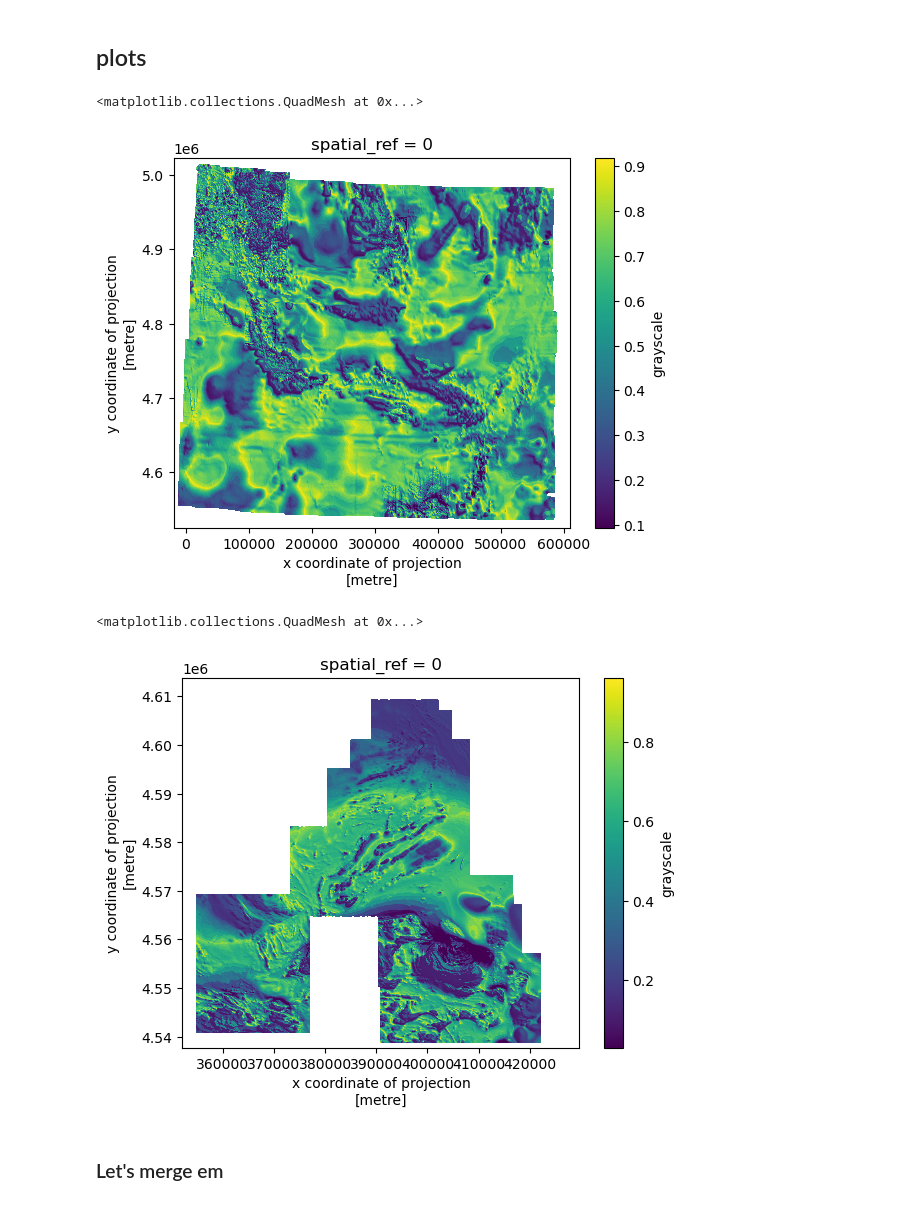
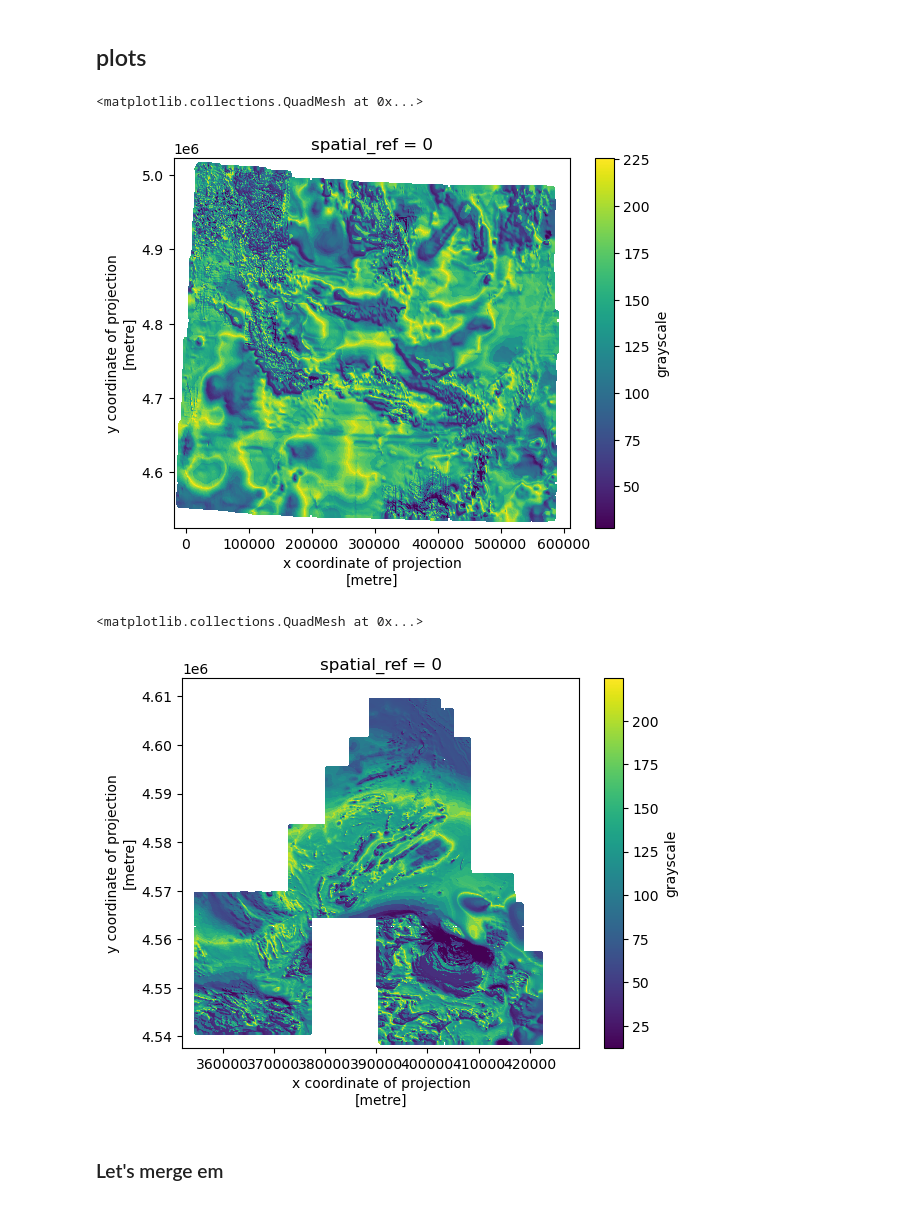
Before and after one commit to Unidata/MLscratchpad, a Jupyter notebook: aeromag_resample/wyoming.ipynb, the cells around one changed output. Saved outputs shown, nothing was run; the diff lists cells and outputs as text; code cells hidden in the pictures.

```diff
--- a/aeromag_resample/wyoming.ipynb
+++ b/aeromag_resample/wyoming.ipynb
@@ -20,0 +33,9 @@ import matplotlib.pyplot as plt
+# %%
+# Configuration for M2 MacBook Pro (32GB RAM)
+client = Client(
+    n_workers=6,                   # M2 has 8 performance cores + 4 efficiency cores
+    threads_per_worker=2,          # 2 threads per worker for balanced performance
+    memory_limit='4GB',            # ~24GB total for Dask (leaving 8GB for system)
+    lifetime='4h',                 # Auto-shutdown after 4 hour of inactivity
+    dashboard_address=':8787'      # Enable dashboard for monitoring
+)
@@ -321,0 +324,25 @@ Created final Dataset with preserved CRS
+# %%
+# Initialize processor with the Dask client
+processor = RasterProcessor(client=client)
+
+# Process raster with automatic band dropping
+result = processor.process_raster(
+    file_path=new_survey,
+    drop_single_value_bands=True,  # Set to False to keep all bands
+    verbose=True
+)
+
+# Apply masking if needed
+masked_result = processor.mask_raster_area(
+    raster=result,
+    mask=True,
+    x_min=420000,
+    x_max=428000,
+    y_min=4560000,
+    y_max=4610000,
+    verbose=True
+)
+
+# Compute the final results
+raster2 = processor.compute_result(masked_result, persist=True)
+raster2
@@ -321,0 +540,6 @@ Created final Dataset with preserved CRS
+# %%
+ds2 = rgb_to_grayscale(raster2,
+                       kernel_size=5,
+                       n_passes=7)
+
+ds2.grayscale.plot()
@@ -366,0 +626,2 @@ CRS: EPSG:32613
+# %%
+raster2_40m = reproject_dataset(ds2, target_crs='EPSG:32613', resolution=new_resolution)
@@ -367,13 +637,13 @@ CRS: EPSG:32613
 # %% [markdown]
 ## plots
 # %%
-raster1_20m_ds.grayscale.plot()
+raster1_40m.grayscale.plot()
 # %% [output]
 <matplotlib.collections.QuadMesh at 0x...>
-[figure, old version]
+[figure, new version]
 # %%
-raster2_20m_ds.grayscale.plot()
+raster2_40m.grayscale.plot()
 # %% [output]
 <matplotlib.collections.QuadMesh at 0x...>
-[figure, old version]
+[figure, new version]
 # %%
```
Also changed, not shown: parts of 68 cells of this notebook.
